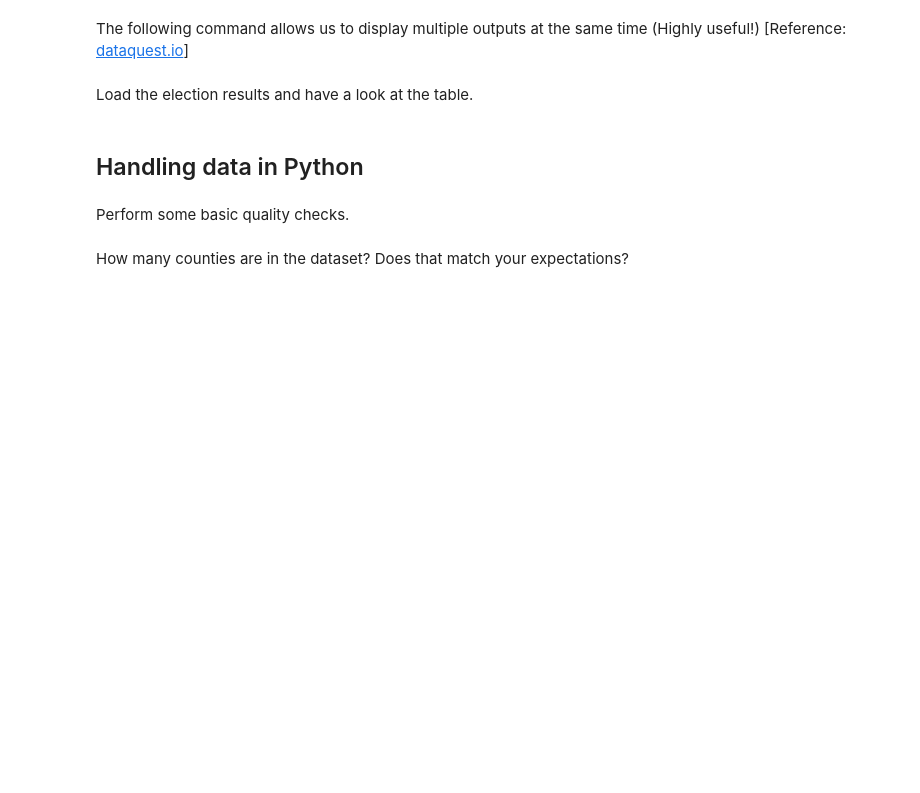
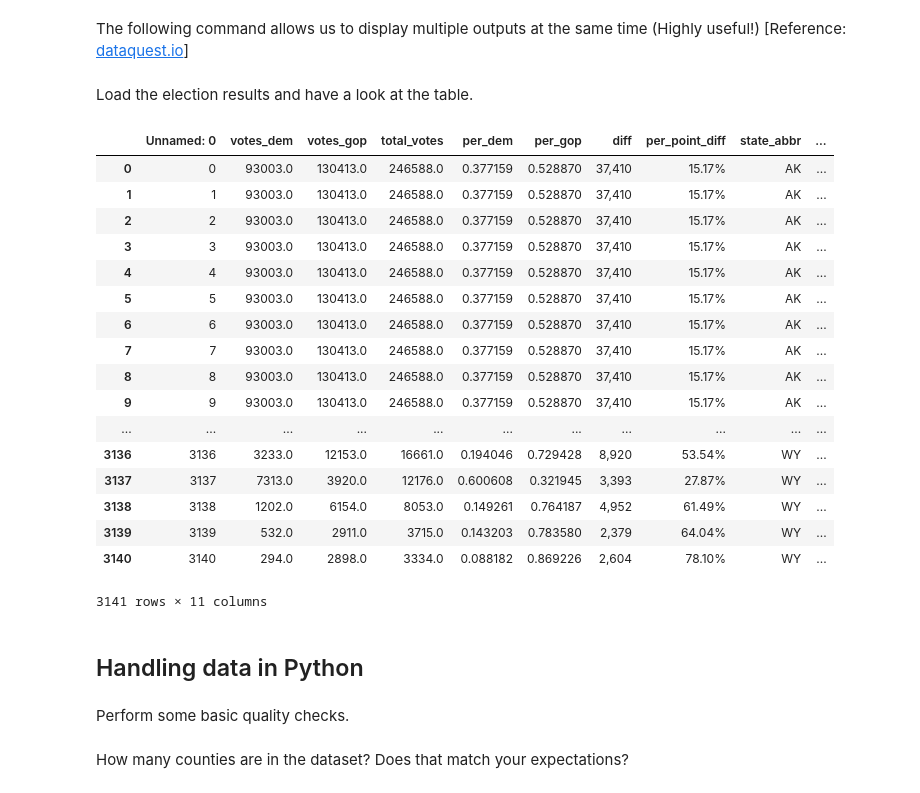
Before and after one commit to ayesha1999/msis2629spring2017, a Jupyter notebook: Lab Session 2/Lab Session 2 start.ipynb, the cells around one changed output. Cells and saved outputs as stored; diff of their text form; code cells hidden in the pictures; blank space fills up the shorter version.

Commit message:
Results at the end of lab 2

```diff
--- a/Lab Session 2/Lab Session 2 start.ipynb
+++ b/Lab Session 2/Lab Session 2 start.ipynb
@@ -58,6 +72,30 @@ from IPython.core.interactiveshell import InteractiveShell
 InteractiveShell.ast_node_interactivity = "all"
 # %% [markdown]
 Load the election results and have a look at the table.
+# %%
+results = pd.read_csv('2016_US_County_Level_Presidential_Results.csv')
+results.head()
+results.tail()
+results
+# %% [output]
+|  | Unnamed: 0 | votes_dem | votes_gop | total_votes | per_dem | per_gop | diff | per_point_diff | state_abbr | ... |
+| 0 | 0 | 93003.0 | 130413.0 | 246588.0 | 0.377159 | 0.528870 | 37,410 | 15.17% | AK | ... |
+| 1 | 1 | 93003.0 | 130413.0 | 246588.0 | 0.377159 | 0.528870 | 37,410 | 15.17% | AK | ... |
+| 2 | 2 | 93003.0 | 130413.0 | 246588.0 | 0.377159 | 0.528870 | 37,410 | 15.17% | AK | ... |
+| 3 | 3 | 93003.0 | 130413.0 | 246588.0 | 0.377159 | 0.528870 | 37,410 | 15.17% | AK | ... |
+| 4 | 4 | 93003.0 | 130413.0 | 246588.0 | 0.377159 | 0.528870 | 37,410 | 15.17% | AK | ... |
+| 5 | 5 | 93003.0 | 130413.0 | 246588.0 | 0.377159 | 0.528870 | 37,410 | 15.17% | AK | ... |
+| 6 | 6 | 93003.0 | 130413.0 | 246588.0 | 0.377159 | 0.528870 | 37,410 | 15.17% | AK | ... |
+| 7 | 7 | 93003.0 | 130413.0 | 246588.0 | 0.377159 | 0.528870 | 37,410 | 15.17% | AK | ... |
+| 8 | 8 | 93003.0 | 130413.0 | 246588.0 | 0.377159 | 0.528870 | 37,410 | 15.17% | AK | ... |
+| 9 | 9 | 93003.0 | 130413.0 | 246588.0 | 0.377159 | 0.528870 | 37,410 | 15.17% | AK | ... |
+| ... | ... | ... | ... | ... | ... | ... | ... | ... | ... | ... |
+| 3136 | 3136 | 3233.0 | 12153.0 | 16661.0 | 0.194046 | 0.729428 | 8,920 | 53.54% | WY | ... |
+| 3137 | 3137 | 7313.0 | 3920.0 | 12176.0 | 0.600608 | 0.321945 | 3,393 | 27.87% | WY | ... |
+| 3138 | 3138 | 1202.0 | 6154.0 | 8053.0 | 0.149261 | 0.764187 | 4,952 | 61.49% | WY | ... |
+| 3139 | 3139 | 532.0 | 2911.0 | 3715.0 | 0.143203 | 0.783580 | 2,379 | 64.04% | WY | ... |
+| 3140 | 3140 | 294.0 | 2898.0 | 3334.0 | 0.088182 | 0.869226 | 2,604 | 78.10% | WY | ... |
+3141 rows × 11 columns
 # %% [markdown]
 ## Handling data in Python
 # %% [markdown]
```
Also changed, not shown: parts of 10 cells of this notebook, 2 other files.
